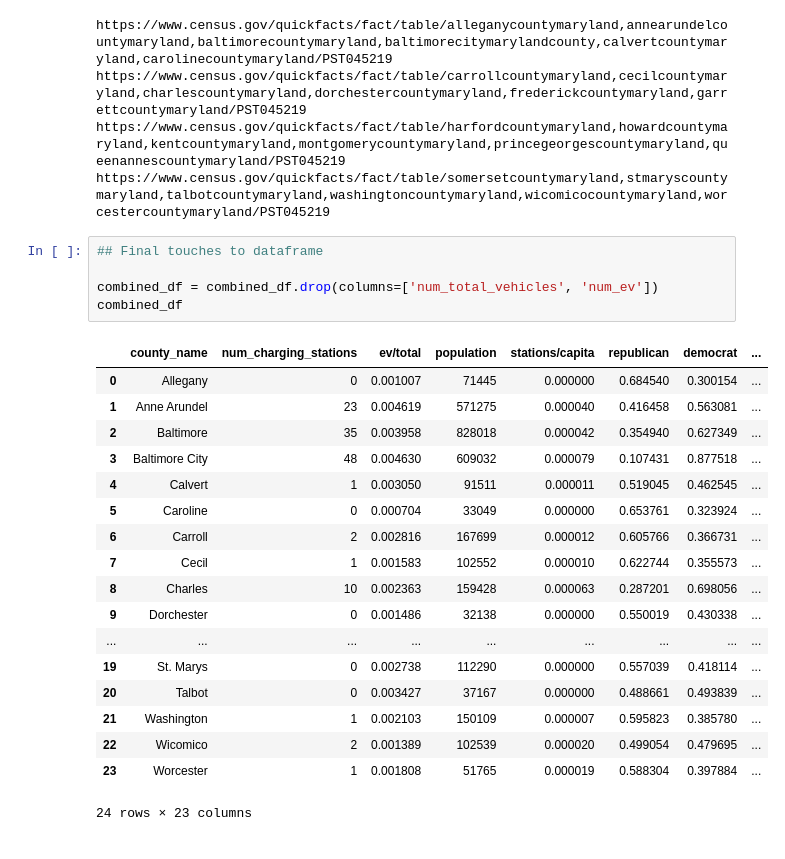
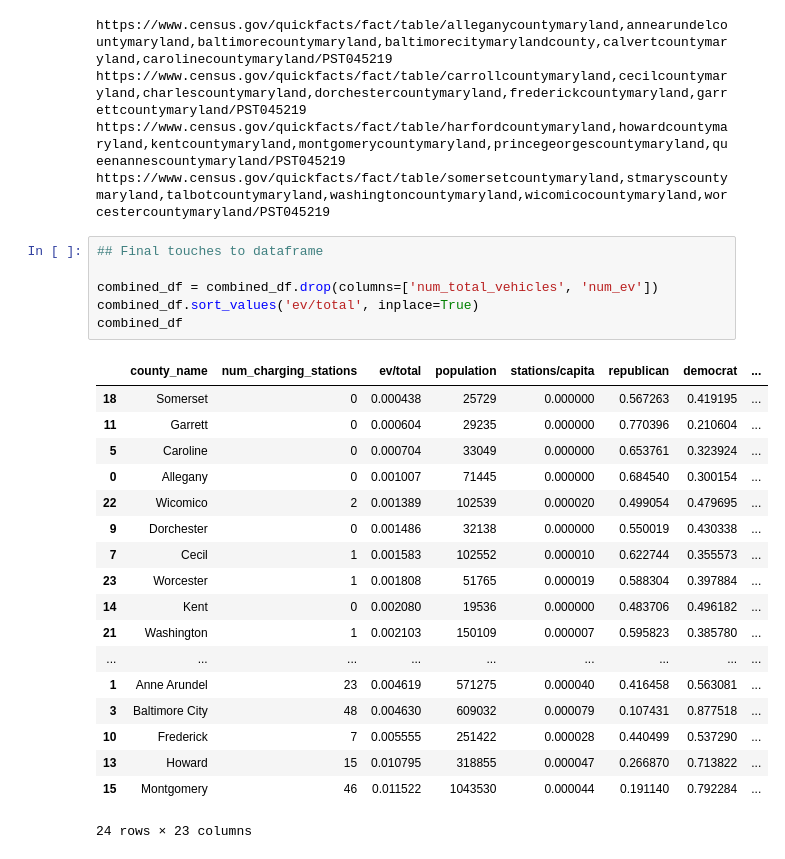
Before and after one commit to chen3e/COMP4447-final, a Jupyter notebook: Final Project.ipynb, the cells around one changed output. Drawn from its saved outputs; the diff is of its cells as text.

```diff
--- a/Final Project.ipynb
+++ b/Final Project.ipynb
@@ -360,24 +360,25 @@ https://www.census.gov/quickfacts/fact/table/somersetcountymaryland,stmaryscount
 # %%
 ## Final touches to dataframe
 
 combined_df = combined_df.drop(columns=['num_total_vehicles', 'num_ev'])
+combined_df.sort_values('ev/total', inplace=True)
 combined_df
 # %% [output]
 |  | county_name | num_charging_stations | ev/total | population | stations/capita | republican | democrat | ... |
+| 18 | Somerset | 0 | 0.000438 | 25729 | 0.000000 | 0.567263 | 0.419195 | ... |
+| 11 | Garrett | 0 | 0.000604 | 29235 | 0.000000 | 0.770396 | 0.210604 | ... |
+| 5 | Caroline | 0 | 0.000704 | 33049 | 0.000000 | 0.653761 | 0.323924 | ... |
 | 0 | Allegany | 0 | 0.001007 | 71445 | 0.000000 | 0.684540 | 0.300154 | ... |
+| 22 | Wicomico | 2 | 0.001389 | 102539 | 0.000020 | 0.499054 | 0.479695 | ... |
+| 9 | Dorchester | 0 | 0.001486 | 32138 | 0.000000 | 0.550019 | 0.430338 | ... |
+| 7 | Cecil | 1 | 0.001583 | 102552 | 0.000010 | 0.622744 | 0.355573 | ... |
+| 23 | Worcester | 1 | 0.001808 | 51765 | 0.000019 | 0.588304 | 0.397884 | ... |
+| 14 | Kent | 0 | 0.002080 | 19536 | 0.000000 | 0.483706 | 0.496182 | ... |
+| 21 | Washington | 1 | 0.002103 | 150109 | 0.000007 | 0.595823 | 0.385780 | ... |
+| ... | ... | ... | ... | ... | ... | ... | ... | ... |
 | 1 | Anne Arundel | 23 | 0.004619 | 571275 | 0.000040 | 0.416458 | 0.563081 | ... |
-| 2 | Baltimore | 35 | 0.003958 | 828018 | 0.000042 | 0.354940 | 0.627349 | ... |
 | 3 | Baltimore City | 48 | 0.004630 | 609032 | 0.000079 | 0.107431 | 0.877518 | ... |
-| 4 | Calvert | 1 | 0.003050 | 91511 | 0.000011 | 0.519045 | 0.462545 | ... |
-| 5 | Caroline | 0 | 0.000704 | 33049 | 0.000000 | 0.653761 | 0.323924 | ... |
-| 6 | Carroll | 2 | 0.002816 | 167699 | 0.000012 | 0.605766 | 0.366731 | ... |
-| 7 | Cecil | 1 | 0.001583 | 102552 | 0.000010 | 0.622744 | 0.355573 | ... |
-| 8 | Charles | 10 | 0.002363 | 159428 | 0.000063 | 0.287201 | 0.698056 | ... |
-| 9 | Dorchester | 0 | 0.001486 | 32138 | 0.000000 | 0.550019 | 0.430338 | ... |
-| ... | ... | ... | ... | ... | ... | ... | ... | ... |
-| 19 | St. Marys | 0 | 0.002738 | 112290 | 0.000000 | 0.557039 | 0.418114 | ... |
-| 20 | Talbot | 0 | 0.003427 | 37167 | 0.000000 | 0.488661 | 0.493839 | ... |
-| 21 | Washington | 1 | 0.002103 | 150109 | 0.000007 | 0.595823 | 0.385780 | ... |
-| 22 | Wicomico | 2 | 0.001389 | 102539 | 0.000020 | 0.499054 | 0.479695 | ... |
-| 23 | Worcester | 1 | 0.001808 | 51765 | 0.000019 | 0.588304 | 0.397884 | ... |
+| 10 | Frederick | 7 | 0.005555 | 251422 | 0.000028 | 0.440499 | 0.537290 | ... |
+| 13 | Howard | 15 | 0.010795 | 318855 | 0.000047 | 0.266870 | 0.713822 | ... |
+| 15 | Montgomery | 46 | 0.011522 | 1043530 | 0.000044 | 0.191140 | 0.792284 | ... |
 24 rows × 23 columns
```
Also changed, not shown: parts of 2 cells of this notebook.
